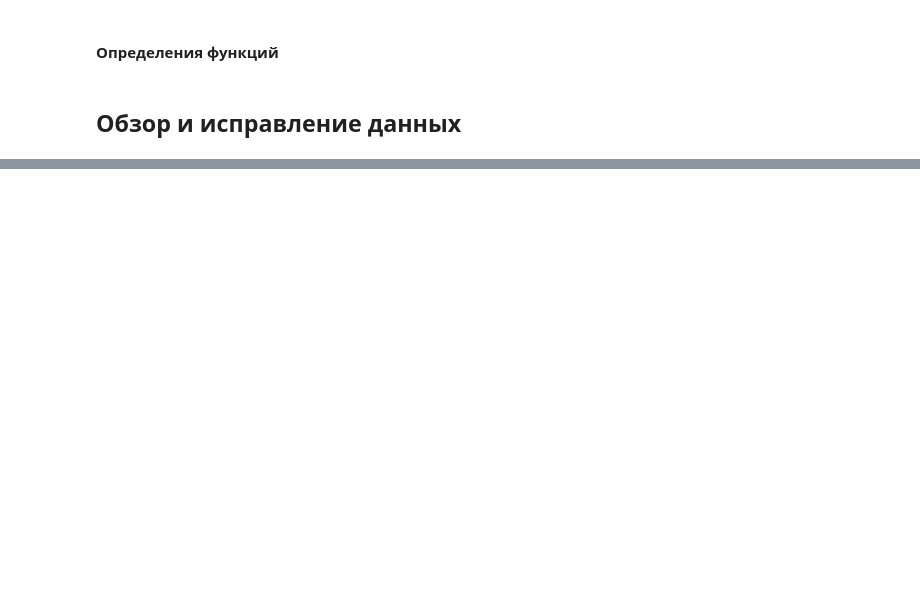
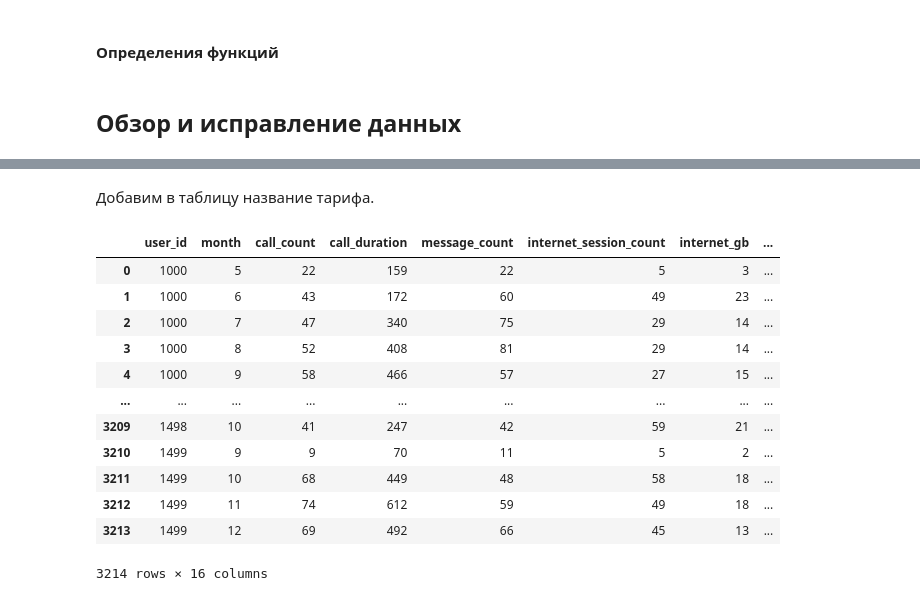
Before and after one commit to okeangel/da_portfolio, a Jupyter notebook: portfolio/week_08_statistical_data_analysis/v1.ipynb, the cells around one changed output, grey strips where cells are left out. Drawn from its saved outputs; the diff is of its cells as text; code cells hidden in the pictures; blank space fills up the shorter version.

```diff
--- a/portfolio/week_08_statistical_data_analysis/v1.ipynb
+++ b/portfolio/week_08_statistical_data_analysis/v1.ipynb
@@ -441,0 +725,26 @@ memory usage: 256.0+ bytes
+# %%
+calls_by_user_and_month = calls.pivot_table(
+    index=['user_id', 'call_month'],
+    values=['duration_ceiled'], aggfunc=['count', 'sum'])
+calls_by_user_and_month.columns = ['call_count', 'call_duration']
+
+messages_by_user_and_month = messages.pivot_table(
+    index=['user_id', 'message_month'],
+    values=['id'], aggfunc=['count'])
+messages_by_user_and_month.columns = ['message_count']
+
+internet_by_user_and_month = internet.pivot_table(
+    index=['user_id', 'session_month'],
+    values=['mb_used'], aggfunc=['count', 'sum'])
+internet_by_user_and_month.loc[:, ('sum', 'mb_used')] /= 1024
+internet_by_user_and_month.columns = ['internet_session_count', 'internet_gb']
+internet_by_user_and_month['internet_gb'] = internet_by_user_and_month['internet_gb'].apply(
+    np.ceil
+)
+
+consumption = calls_by_user_and_month.join(
+    [messages_by_user_and_month, internet_by_user_and_month],
+    how='outer',
+).fillna(0).reset_index().rename(columns={'level_1': 'month'}).astype('int64')
+
+display(consumption)
@@ -441,0 +765,26 @@ memory usage: 256.0+ bytes
+# %% [markdown]
+Добавим в таблицу название тарифа.
+# %%
+consumption['tariff'] = consumption.merge(
+    users,
+    on='user_id',
+    how='left',
+)['tariff']
+
+consumption = consumption.merge(
+    tariffs, how='left', left_on='tariff', right_on='tariff_name')
+display(consumption)
+# %% [output]
+|  | user_id | month | call_count | call_duration | message_count | internet_session_count | internet_gb | ... |
+| 0 | 1000 | 5 | 22 | 159 | 22 | 5 | 3 | ... |
+| 1 | 1000 | 6 | 43 | 172 | 60 | 49 | 23 | ... |
+| 2 | 1000 | 7 | 47 | 340 | 75 | 29 | 14 | ... |
+| 3 | 1000 | 8 | 52 | 408 | 81 | 29 | 14 | ... |
+| 4 | 1000 | 9 | 58 | 466 | 57 | 27 | 15 | ... |
+| ... | ... | ... | ... | ... | ... | ... | ... | ... |
+| 3209 | 1498 | 10 | 41 | 247 | 42 | 59 | 21 | ... |
+| 3210 | 1499 | 9 | 9 | 70 | 11 | 5 | 2 | ... |
+| 3211 | 1499 | 10 | 68 | 449 | 48 | 58 | 18 | ... |
+| 3212 | 1499 | 11 | 74 | 612 | 59 | 49 | 18 | ... |
+| 3213 | 1499 | 12 | 69 | 492 | 66 | 45 | 13 | ... |
+3214 rows × 16 columns
```
Also changed, not shown: parts of 50 cells of this notebook.
